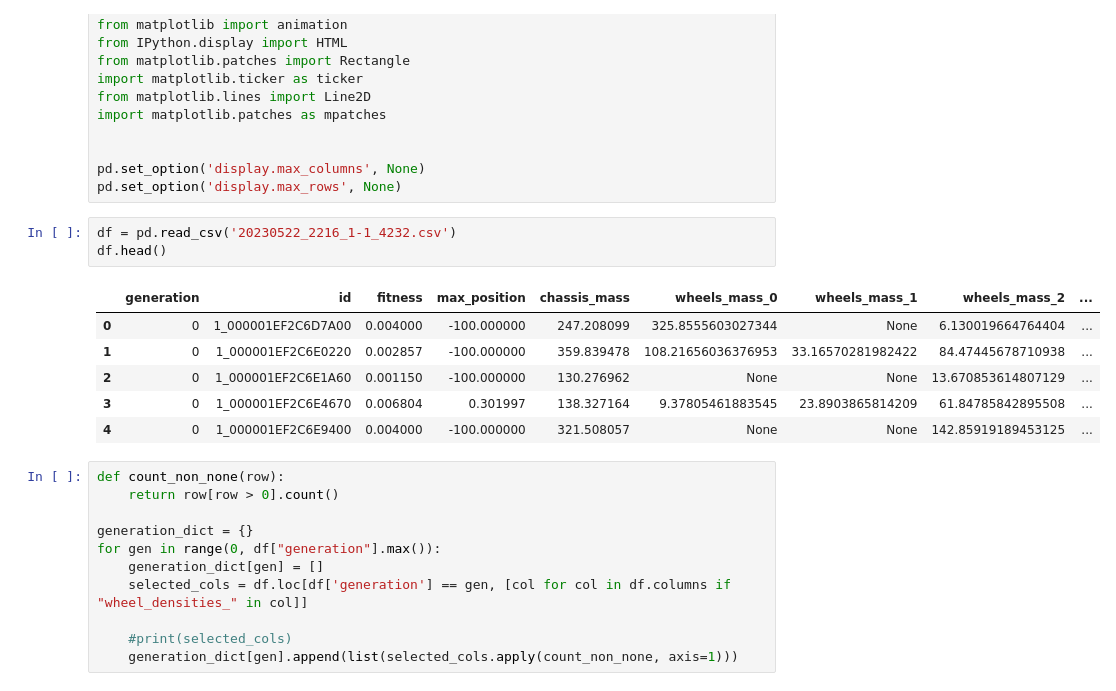
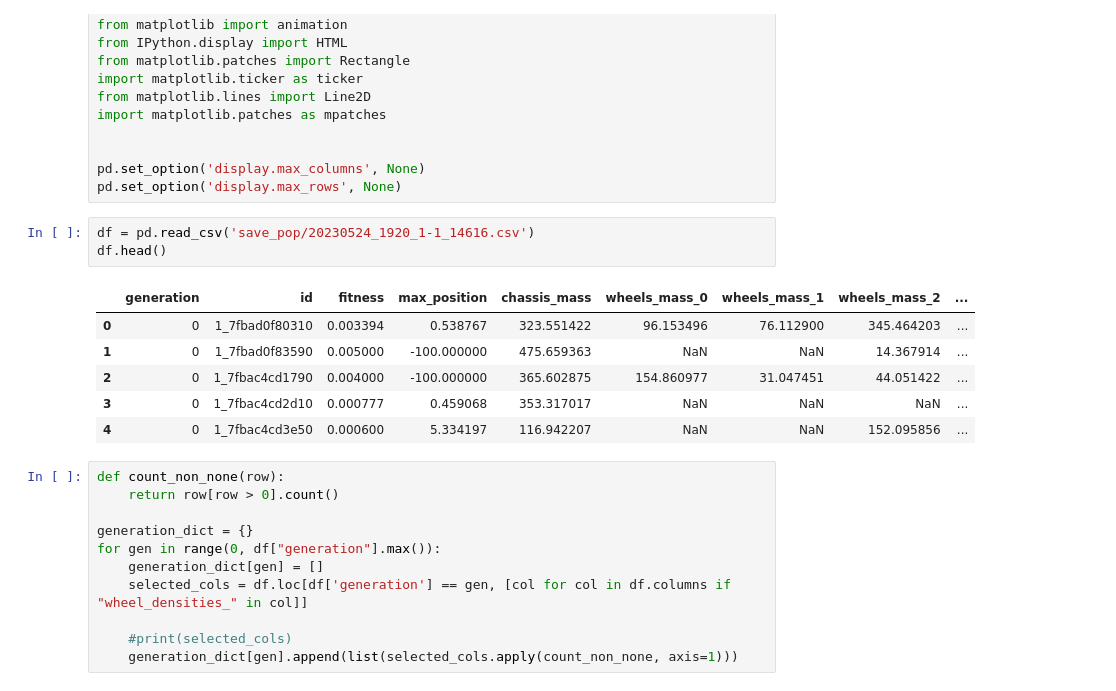
Before and after one commit to LucaSantagata/bio_inspired_ai_project, a Jupyter notebook: Grafici Progetto 2.0.ipynb, the cells around one changed output. Cells and saved outputs as stored; diff of their text form.

```diff
--- a/Grafici Progetto 2.0.ipynb
+++ b/Grafici Progetto 2.0.ipynb
@@ -13,15 +13,15 @@ import matplotlib.patches as mpatches
 pd.set_option('display.max_columns', None)
 pd.set_option('display.max_rows', None)
 # %%
-df = pd.read_csv('20230522_2216_1-1_4232.csv')
+df = pd.read_csv('save_pop/20230524_1920_1-1_14616.csv')
 df.head()
 # %% [output]
 |  | generation | id | fitness | max_position | chassis_mass | wheels_mass_0 | wheels_mass_1 | wheels_mass_2 | ... |
-| 0 | 0 | 1_000001EF2C6D7A00 | 0.004000 | -100.000000 | 247.208099 | 325.8555603027344 | None | 6.130019664764404 | ... |
-| 1 | 0 | 1_000001EF2C6E0220 | 0.002857 | -100.000000 | 359.839478 | 108.21656036376953 | 33.16570281982422 | 84.47445678710938 | ... |
-| 2 | 0 | 1_000001EF2C6E1A60 | 0.001150 | -100.000000 | 130.276962 | None | None | 13.670853614807129 | ... |
-| 3 | 0 | 1_000001EF2C6E4670 | 0.006804 | 0.301997 | 138.327164 | 9.37805461883545 | 23.8903865814209 | 61.84785842895508 | ... |
-| 4 | 0 | 1_000001EF2C6E9400 | 0.004000 | -100.000000 | 321.508057 | None | None | 142.85919189453125 | ... |
+| 0 | 0 | 1_7fbad0f80310 | 0.003394 | 0.538767 | 323.551422 | 96.153496 | 76.112900 | 345.464203 | ... |
+| 1 | 0 | 1_7fbad0f83590 | 0.005000 | -100.000000 | 475.659363 | NaN | NaN | 14.367914 | ... |
+| 2 | 0 | 1_7fbac4cd1790 | 0.004000 | -100.000000 | 365.602875 | 154.860977 | 31.047451 | 44.051422 | ... |
+| 3 | 0 | 1_7fbac4cd2d10 | 0.000777 | 0.459068 | 353.317017 | NaN | NaN | NaN | ... |
+| 4 | 0 | 1_7fbac4cd3e50 | 0.000600 | 5.334197 | 116.942207 | NaN | NaN | 152.095856 | ... |
 # %%
 def count_non_none(row):
     return row[row > 0].count()
```
Also changed, not shown: parts of 10 cells of this notebook.
